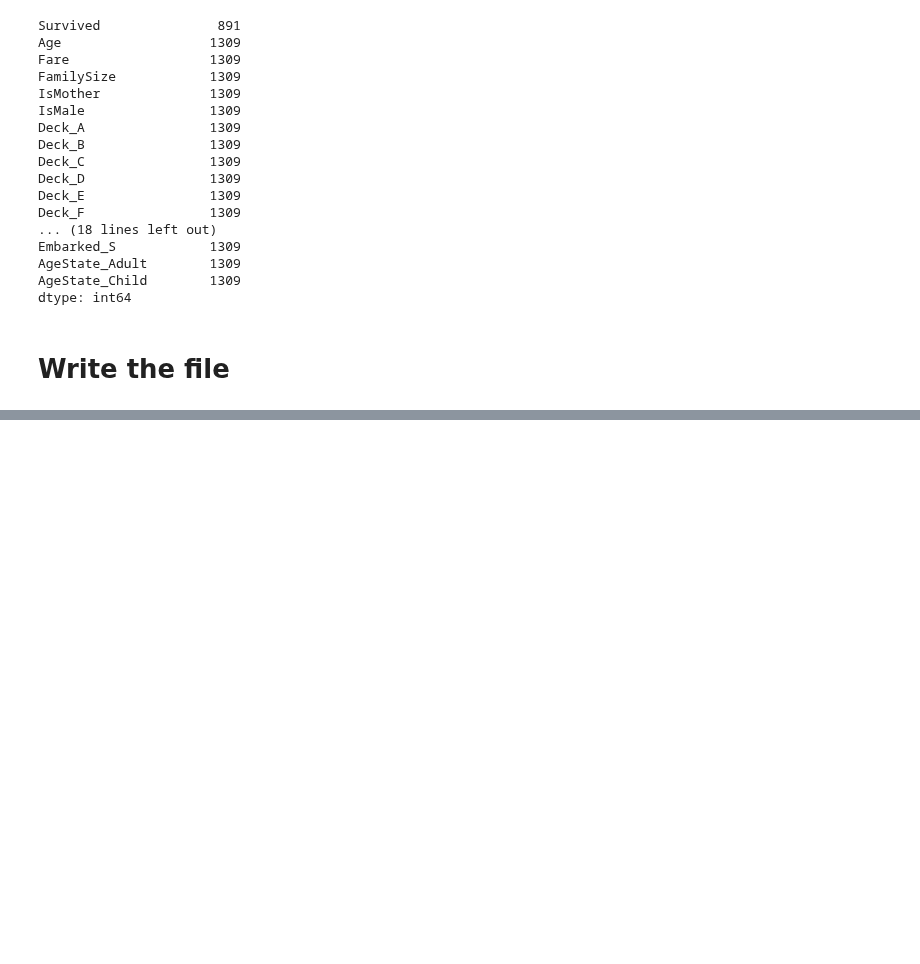
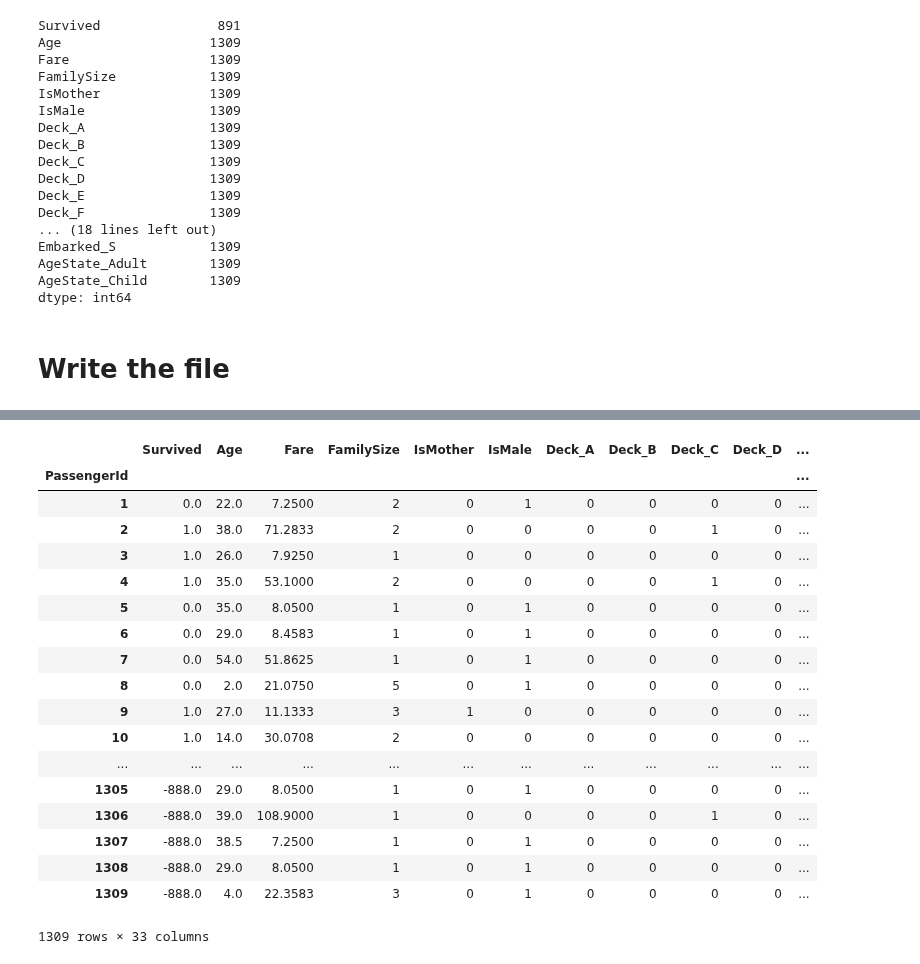
Before and after one commit to hpinsley/titanic, a Jupyter notebook: notebooks/Data munging.ipynb, the cells around one changed output, grey strips where cells are left out. Saved outputs shown, nothing was run; the diff lists cells and outputs as text; code cells hidden in the pictures; blank space fills up the shorter version.

```diff
--- a/notebooks/Data munging.ipynb
+++ b/notebooks/Data munging.ipynb
@@ -652,3 +652,5 @@ AgeState_Child        1309
 dtype: int64
 # %% [markdown]
 # Write the file
+# %%
+df.loc[pd.isnull(df.Survived), 'Survived'] = -888
@@ -654,0 +677,22 @@ dtype: int64
+# %%
+df
+# %% [output]
+|  | Survived | Age | Fare | FamilySize | IsMother | IsMale | Deck_A | Deck_B | Deck_C | Deck_D | ... |
+| PassengerId |  |  |  |  |  |  |  |  |  |  | ... |
+| 1 | 0.0 | 22.0 | 7.2500 | 2 | 0 | 1 | 0 | 0 | 0 | 0 | ... |
+| 2 | 1.0 | 38.0 | 71.2833 | 2 | 0 | 0 | 0 | 0 | 1 | 0 | ... |
+| 3 | 1.0 | 26.0 | 7.9250 | 1 | 0 | 0 | 0 | 0 | 0 | 0 | ... |
+| 4 | 1.0 | 35.0 | 53.1000 | 2 | 0 | 0 | 0 | 0 | 1 | 0 | ... |
+| 5 | 0.0 | 35.0 | 8.0500 | 1 | 0 | 1 | 0 | 0 | 0 | 0 | ... |
+| 6 | 0.0 | 29.0 | 8.4583 | 1 | 0 | 1 | 0 | 0 | 0 | 0 | ... |
+| 7 | 0.0 | 54.0 | 51.8625 | 1 | 0 | 1 | 0 | 0 | 0 | 0 | ... |
+| 8 | 0.0 | 2.0 | 21.0750 | 5 | 0 | 1 | 0 | 0 | 0 | 0 | ... |
+| 9 | 1.0 | 27.0 | 11.1333 | 3 | 1 | 0 | 0 | 0 | 0 | 0 | ... |
+| 10 | 1.0 | 14.0 | 30.0708 | 2 | 0 | 0 | 0 | 0 | 0 | 0 | ... |
+| ... | ... | ... | ... | ... | ... | ... | ... | ... | ... | ... | ... |
+| 1305 | -888.0 | 29.0 | 8.0500 | 1 | 0 | 1 | 0 | 0 | 0 | 0 | ... |
+| 1306 | -888.0 | 39.0 | 108.9000 | 1 | 0 | 0 | 0 | 0 | 1 | 0 | ... |
+| 1307 | -888.0 | 38.5 | 7.2500 | 1 | 0 | 1 | 0 | 0 | 0 | 0 | ... |
+| 1308 | -888.0 | 29.0 | 8.0500 | 1 | 0 | 1 | 0 | 0 | 0 | 0 | ... |
+| 1309 | -888.0 | 4.0 | 22.3583 | 3 | 0 | 1 | 0 | 0 | 0 | 0 | ... |
+1309 rows × 33 columns
```
Also changed, not shown: parts of 6 cells of this notebook.
